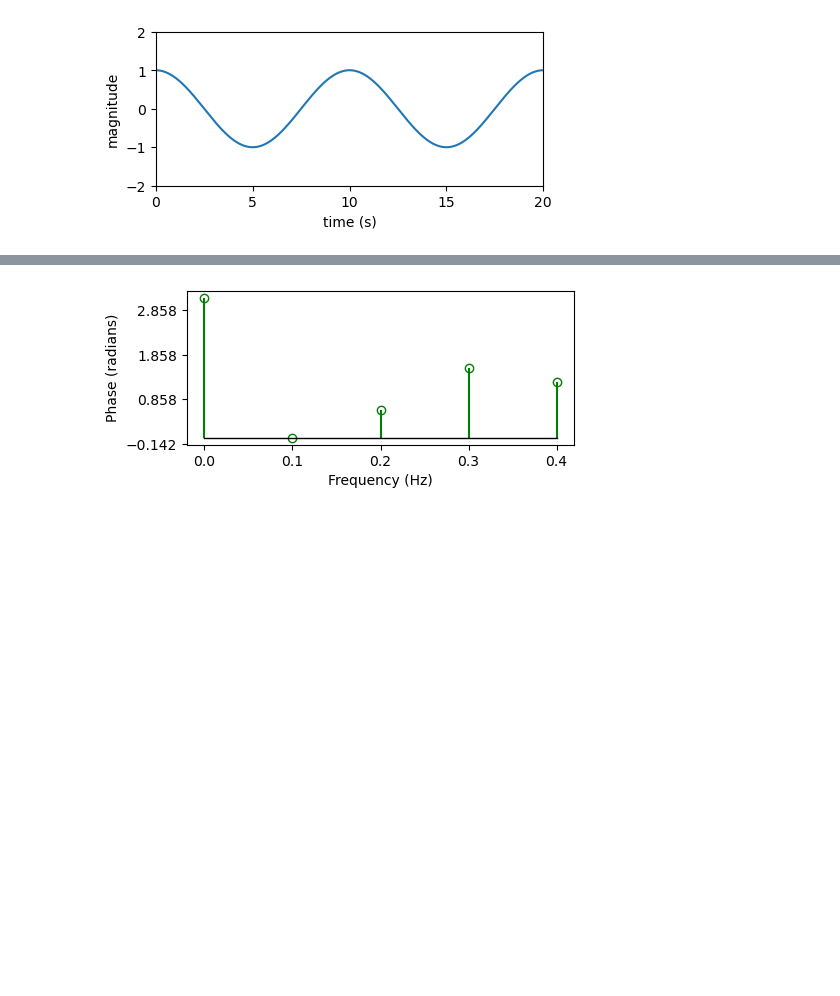
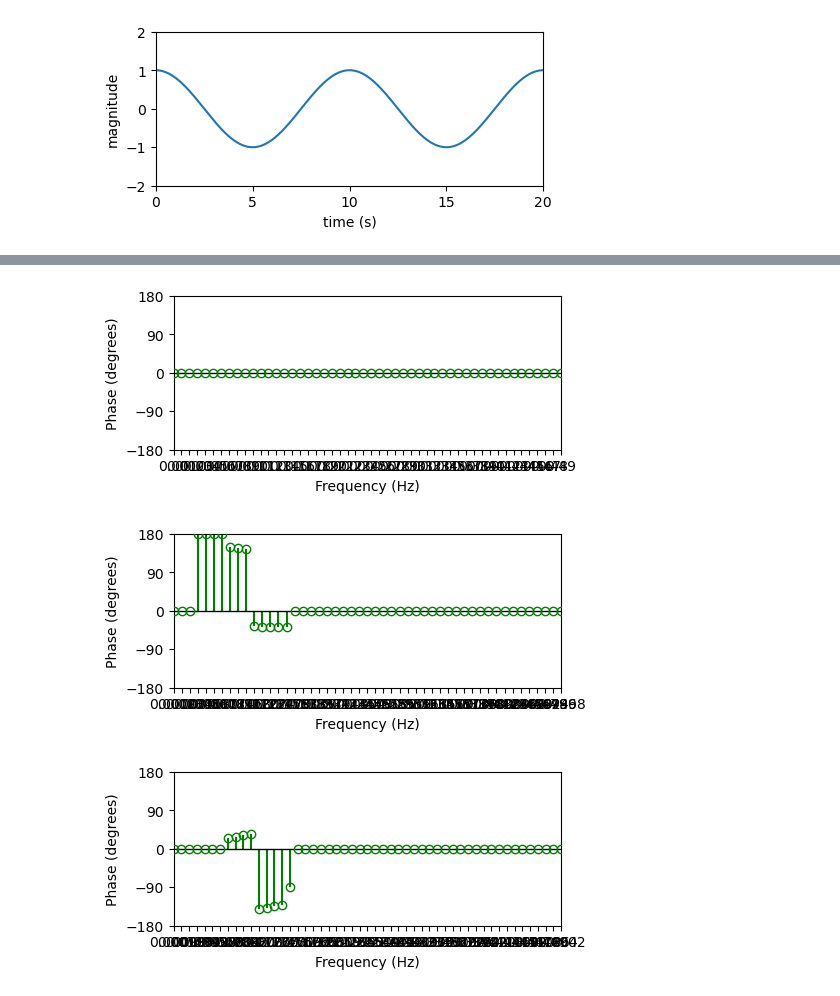
Before and after one commit to alephpi/dsp_tutorials, a Jupyter notebook: spectrum leak.ipynb, the cells around one changed output, grey strips where cells are left out. Cells and saved outputs as stored; diff of their text form; code cells hidden in the pictures; blank space fills up the shorter version.

```diff
--- a/spectrum leak.ipynb
+++ b/spectrum leak.ipynb
@@ -107,7 +184,17 @@ magnitude_spectrum_greater_than_period = np.abs(fft_greater_than_period)
 # %%
-freq_bins = np.fft.fftfreq(len(t_equal_to_period), d=1 / sampling_rate)[
+f_equal_to_period = np.fft.fftfreq(len(t_equal_to_period), d=1 / sampling_rate)[
     : samples_equal_to_period // 2
 ]
+f_less_than_period = np.fft.fftfreq(len(t_less_than_period), d=1 / sampling_rate)[
+    : samples_less_than_period // 2
+]
+f_greater_than_period = np.fft.fftfreq(len(t_greater_than_period), d=1 / sampling_rate)[
+    : samples_greater_than_period // 2
+]
+# %%
+phase_spectrum_equal_to_period = np.angle(fft_equal_to_period, deg=True)
+phase_spectrum_less_than_period = np.angle(fft_less_than_period, deg=True)
+phase_spectrum_greater_than_period = np.angle(fft_greater_than_period, deg=True)
 # %%
 import matplotlib.pyplot as plt
 
@@ -142,17 +229,20 @@ plot_magnitude_spectrum(freq_bins, magnitude_spectrum_equal_to_period)
-# %%
-phase_spectrum = np.angle(fft_equal_to_period)
 # %%
 import matplotlib.pyplot as plt
 
 
-def plot_phase_spectrum(freq_bins, phase_spectrum):
+def plot_phase_spectrum(freq_bins, phase_spectrum, deg=False):
     plt.figure(figsize=(5, 2))
     plt.xlabel("Frequency (Hz)")
     plt.xlim(0, max(freq_bins))
     plt.xticks(freq_bins)
-    plt.ylabel("Phase (radians)")
-    plt.ylim(-np.pi, np.pi)
-    plt.yticks(np.arange(-np.pi, np.pi + 1, 1))
+    if deg:
+        plt.ylabel("Phase (degrees)")
+        plt.ylim(-180, 180)
+        plt.yticks(np.arange(-180, 181, 90))
+    else:
+        plt.ylabel("Phase (radians)")
+        plt.ylim(-np.pi, np.pi)
+        plt.yticks(np.arange(-np.pi, np.pi + 1, 1))
     markerline, stemline, baseline = plt.stem(
         freq_bins,
         phase_spectrum,
@@ -161,10 +251,14 @@ def plot_phase_spectrum(freq_bins, phase_spectrum):
         basefmt="black",
     )
     markerline.set_markerfacecolor("none")
+    markerline.set_zorder(3)
     baseline.set_lw(1)
-    plt.autoscale()
     plt.show()
 # %%
-plot_phase_spectrum(freq_bins, phase_spectrum)
+plot_phase_spectrum(f_equal_to_period, phase_spectrum_equal_to_period, deg=True)
+plot_phase_spectrum(f_less_than_period, phase_spectrum_less_than_period, deg=True)
+plot_phase_spectrum(f_greater_than_period, phase_spectrum_greater_than_period, deg=True)
 # %% [output]
-[figure, old version]
+[figure, new version]
+[figure, added]
+[figure, added]
```
Also changed, not shown: parts of 18 cells of this notebook, 8 other files.
